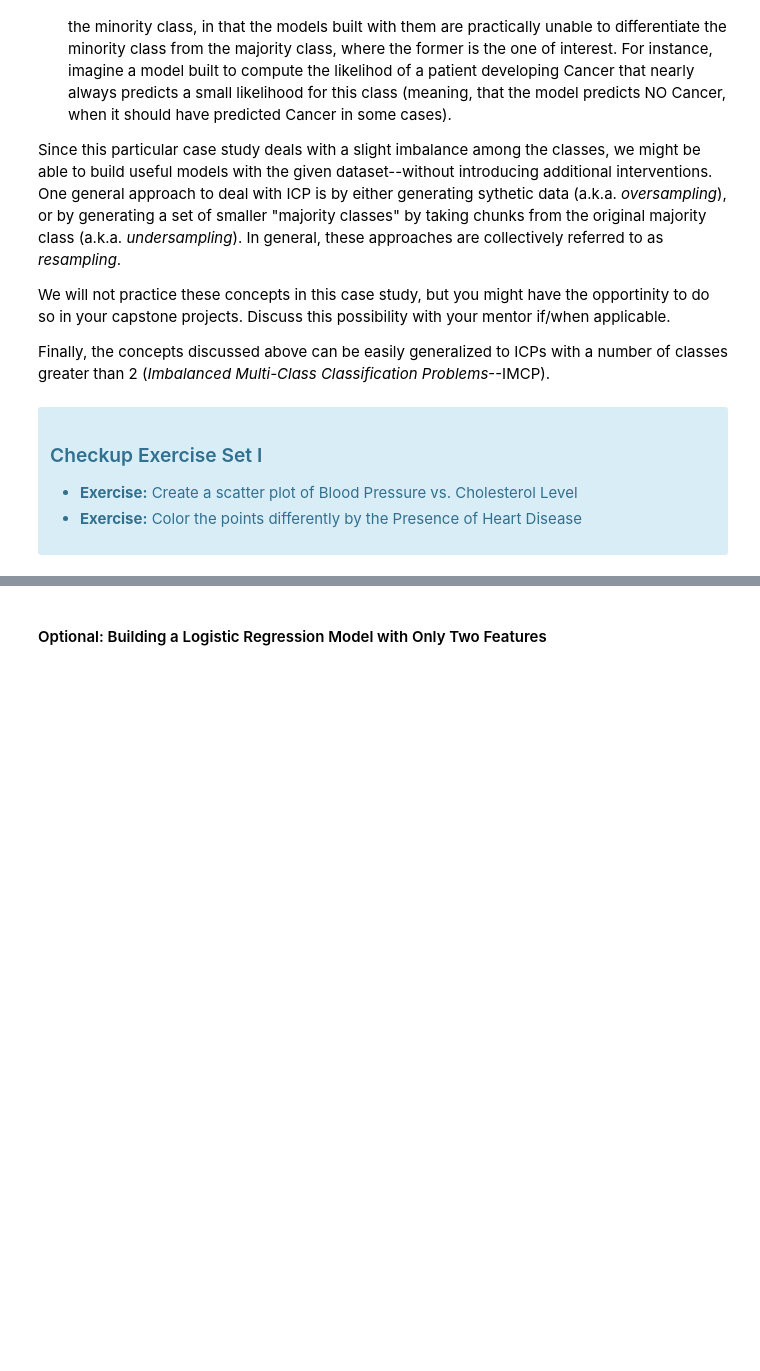
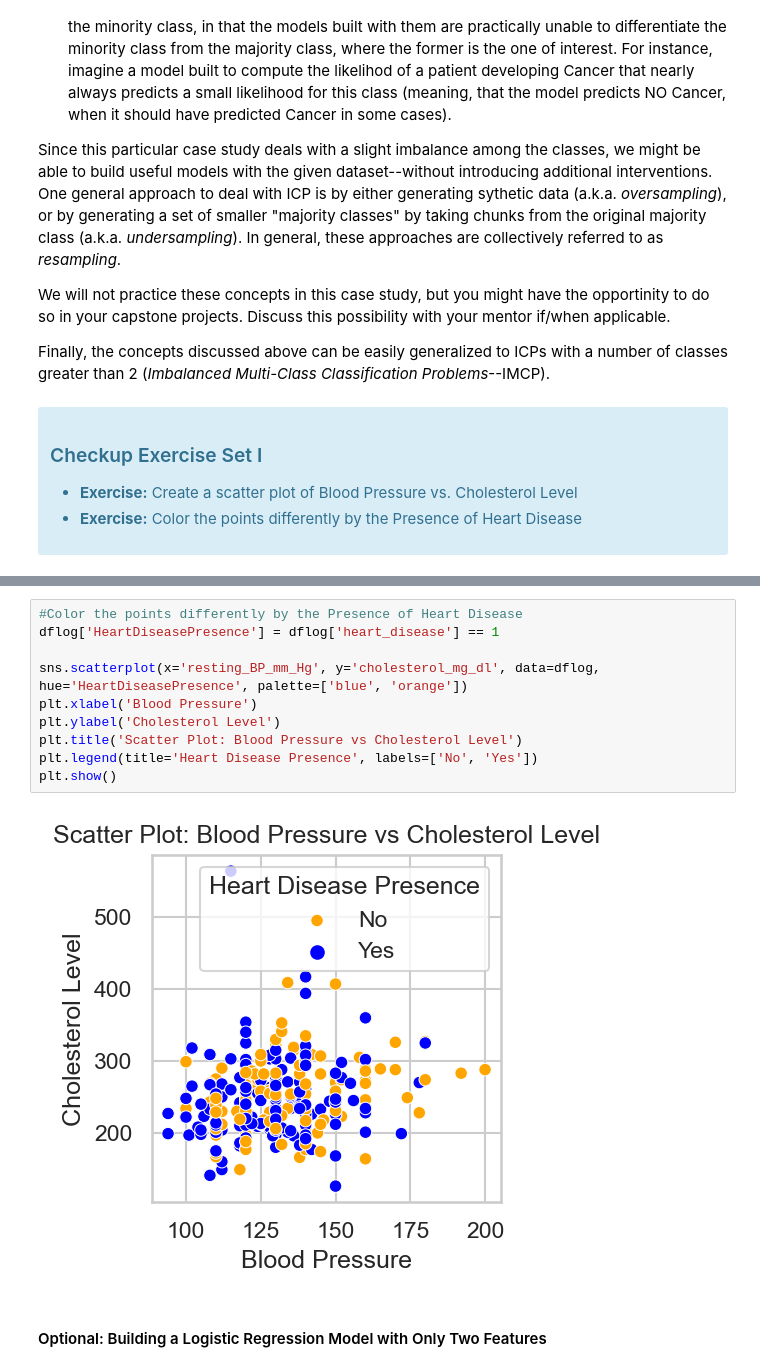
Before and after one commit to JTK112/Springboard--Joshua-D., a Jupyter notebook: Logistic Regression Advanced Case Study.ipynb, the cells around one changed output, grey strips where cells are left out. Saved outputs shown, nothing was run; the diff lists cells and outputs as text; blank space fills up the shorter version.

```diff
--- a/Logistic Regression Advanced Case Study.ipynb
+++ b/Logistic Regression Advanced Case Study.ipynb
@@ -525,3 +550,15 @@ Finally, the concepts discussed above can be easily generalized to ICPs with a n
+# %%
+#Color the points differently by the Presence of Heart Disease
+dflog['HeartDiseasePresence'] = dflog['heart_disease'] == 1
+
+sns.scatterplot(x='resting_BP_mm_Hg', y='cholesterol_mg_dl', data=dflog, hue='HeartDiseasePresence', palette=['blue', 'orange'])
+plt.xlabel('Blood Pressure')
+plt.ylabel('Cholesterol Level')
+plt.title('Scatter Plot: Blood Pressure vs Cholesterol Level')
+plt.legend(title='Heart Disease Presence', labels=['No', 'Yes'])
+plt.show()
+# %% [output]
+[figure, added]
 # %% [markdown]
 #### Optional: Building a Logistic Regression Model with Only Two Features
 # %% [markdown]
```
Also changed, not shown: parts of 9 cells of this notebook.
